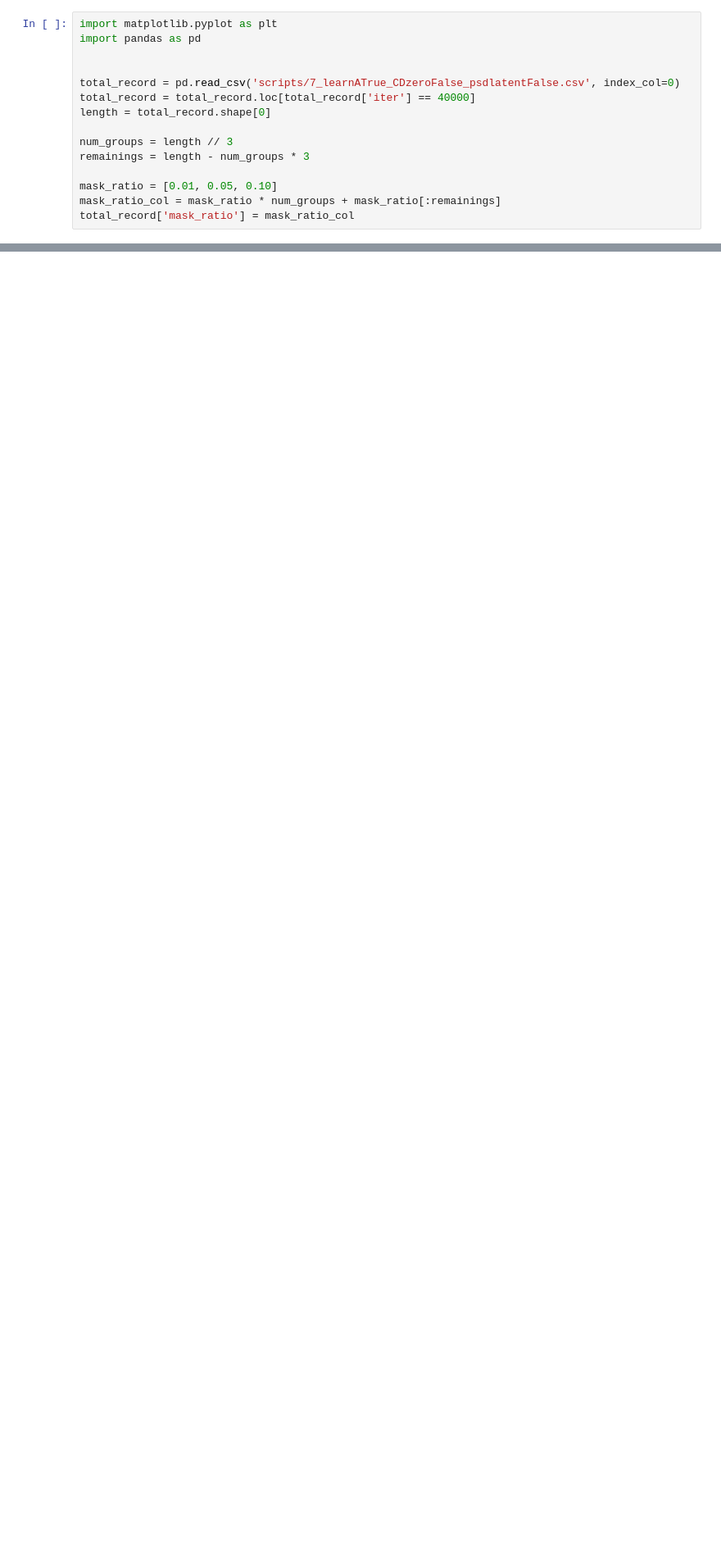
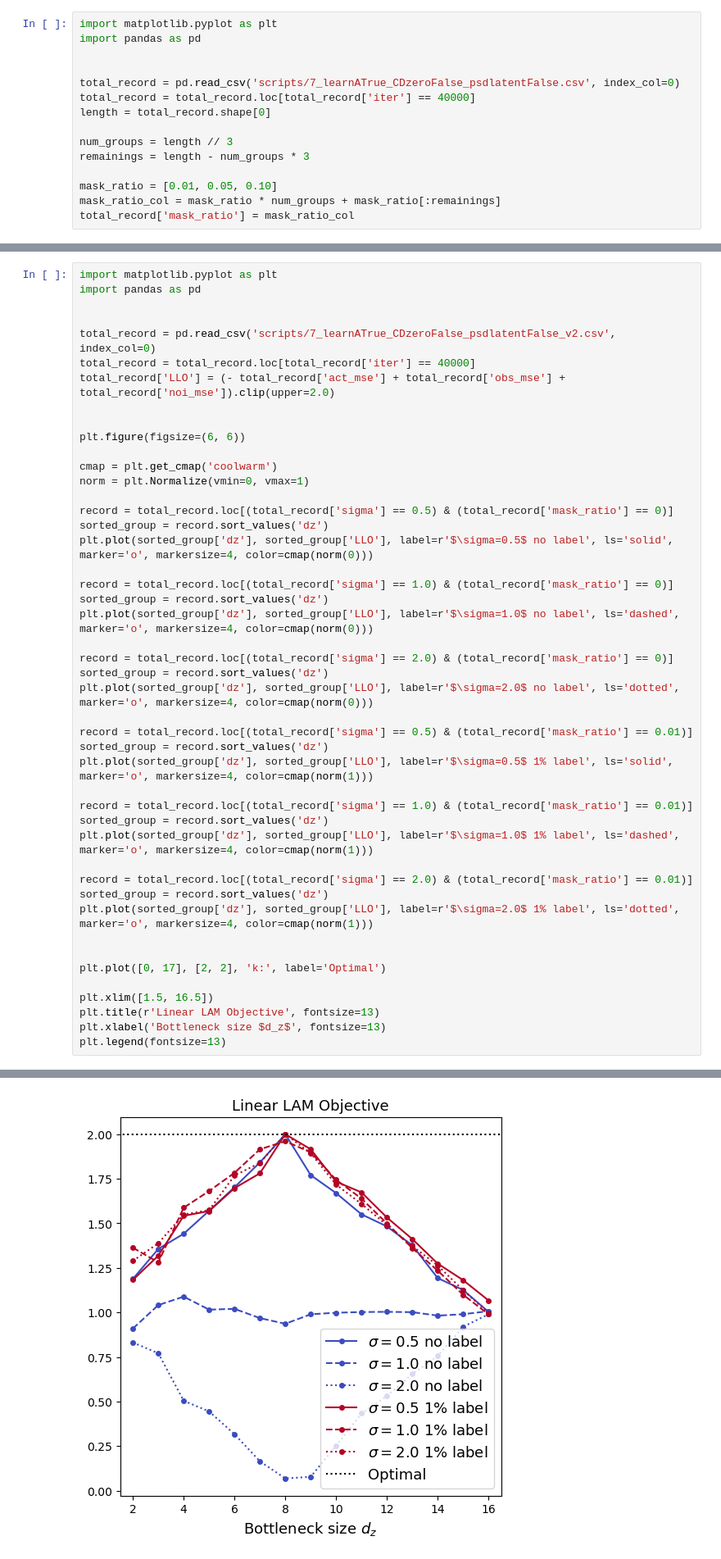
Before and after one commit to zhangchuheng123/LinearLAM, a Jupyter notebook: script20250319_new_7.ipynb, the cells around one changed output, grey strips where cells are left out. Shown: that part at 82% size. Cells and saved outputs as stored; diff of their text form; blank space fills up the shorter version.

```diff
--- a/script20250319_new_7.ipynb
+++ b/script20250319_new_7.ipynb
@@ -50,0 +92,47 @@ plt.legend(fontsize=13, loc='right')
+# %%
+import matplotlib.pyplot as plt
+import pandas as pd
+
+
+total_record = pd.read_csv('scripts/7_learnATrue_CDzeroFalse_psdlatentFalse_v2.csv', index_col=0)
+total_record = total_record.loc[total_record['iter'] == 40000]
+total_record['LLO'] = (- total_record['act_mse'] + total_record['obs_mse'] + total_record['noi_mse']).clip(upper=2.0)
+
+
+plt.figure(figsize=(6, 6))
+
+cmap = plt.get_cmap('coolwarm')
+norm = plt.Normalize(vmin=0, vmax=1)
+
+record = total_record.loc[(total_record['sigma'] == 0.5) & (total_record['mask_ratio'] == 0)]
+sorted_group = record.sort_values('dz')
+plt.plot(sorted_group['dz'], sorted_group['LLO'], label=r'$\sigma=0.5$ no label', ls='solid', marker='o', markersize=4, color=cmap(norm(0)))
+
+record = total_record.loc[(total_record['sigma'] == 1.0) & (total_record['mask_ratio'] == 0)]
+sorted_group = record.sort_values('dz')
+plt.plot(sorted_group['dz'], sorted_group['LLO'], label=r'$\sigma=1.0$ no label', ls='dashed', marker='o', markersize=4, color=cmap(norm(0)))
+
+record = total_record.loc[(total_record['sigma'] == 2.0) & (total_record['mask_ratio'] == 0)]
+sorted_group = record.sort_values('dz')
+plt.plot(sorted_group['dz'], sorted_group['LLO'], label=r'$\sigma=2.0$ no label', ls='dotted', marker='o', markersize=4, color=cmap(norm(0)))
+
+record = total_record.loc[(total_record['sigma'] == 0.5) & (total_record['mask_ratio'] == 0.01)]
+sorted_group = record.sort_values('dz')
+plt.plot(sorted_group['dz'], sorted_group['LLO'], label=r'$\sigma=0.5$ 1% label', ls='solid', marker='o', markersize=4, color=cmap(norm(1)))
+
+record = total_record.loc[(total_record['sigma'] == 1.0) & (total_record['mask_ratio'] == 0.01)]
+sorted_group = record.sort_values('dz')
+plt.plot(sorted_group['dz'], sorted_group['LLO'], label=r'$\sigma=1.0$ 1% label', ls='dashed', marker='o', markersize=4, color=cmap(norm(1)))
+
+record = total_record.loc[(total_record['sigma'] == 2.0) & (total_record['mask_ratio'] == 0.01)]
+sorted_group = record.sort_values('dz')
+plt.plot(sorted_group['dz'], sorted_group['LLO'], label=r'$\sigma=2.0$ 1% label', ls='dotted', marker='o', markersize=4, color=cmap(norm(1)))
+
+
+plt.plot([0, 17], [2, 2], 'k:', label='Optimal')
+
+plt.xlim([1.5, 16.5])
+plt.title(r'Linear LAM Objective', fontsize=13)
+plt.xlabel('Bottleneck size $d_z$', fontsize=13)
+plt.legend(fontsize=13)
+# %% [output]
@@ -50,0 +140 @@ plt.legend(fontsize=13, loc='right')
+[figure, added]
```
Also changed, not shown: parts of 3 cells of this notebook, 9 other files.
